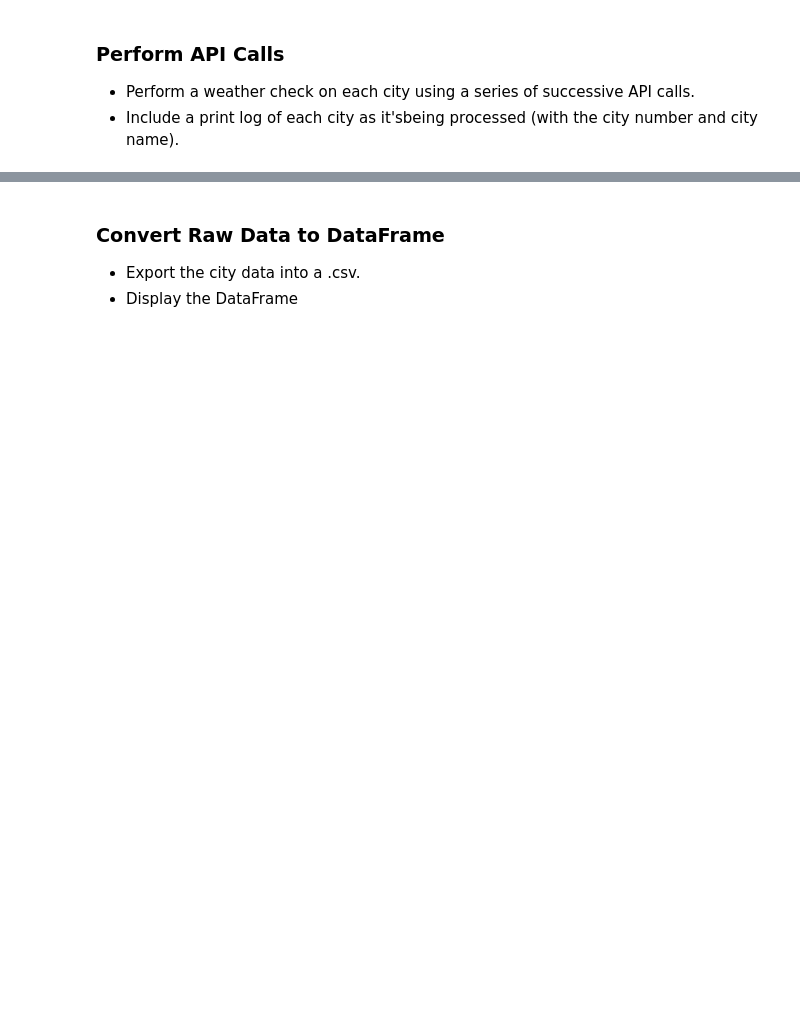
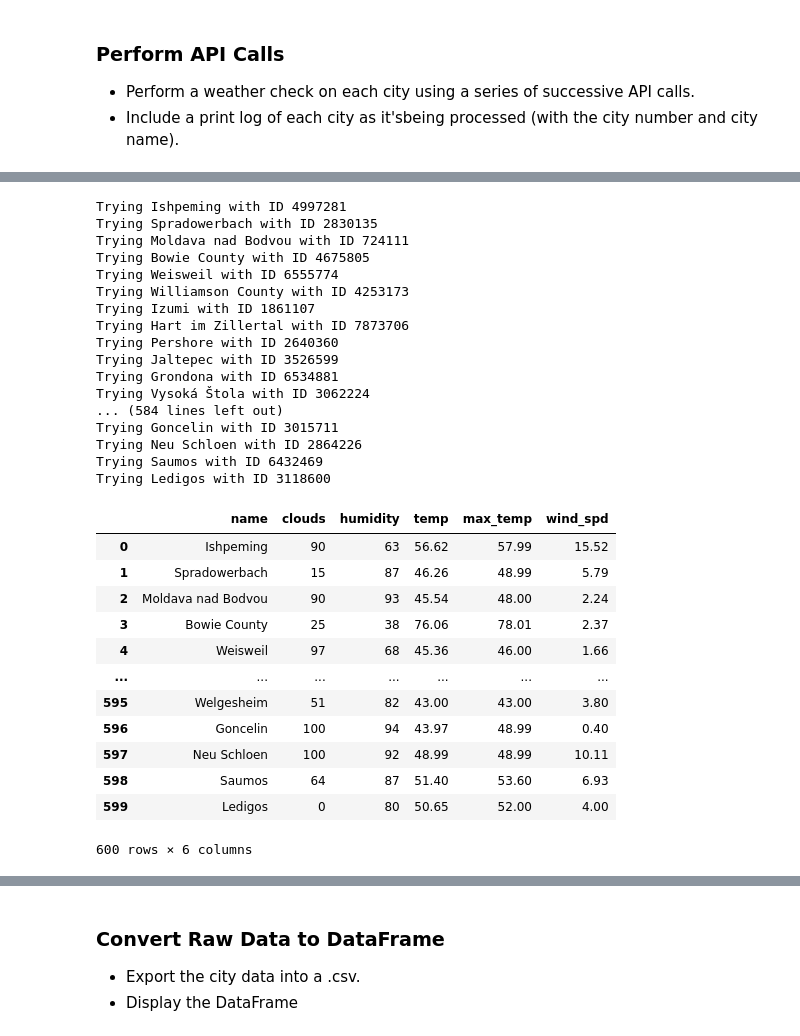
Before and after one commit to eisenba/py-api-challenge, a Jupyter notebook: WeatherPy/WeatherPy.ipynb, the cells around one changed output, grey strips where cells are left out. Cells and saved outputs as stored; diff of their text form; code cells hidden in the pictures; blank space fills up the shorter version.

Commit message:
Adds request loop. Exports csv to output file

```diff
--- a/WeatherPy/WeatherPy.ipynb
+++ b/WeatherPy/WeatherPy.ipynb
@@ -51,0 +34,76 @@ Data Retrieval Complete
+# %%
+# Base url
+url = ' http://api.openweathermap.org/data/2.5/weather?'
+# Test city w/o loop
+#cityname = cityselect.iloc[0]['name']
+#cityID = cityselect.iloc[0]['id']
+# Test list
+#testlist = cityselect.iloc[0:10]
+
+# Create lists to store responses
+ID = []
+name = []
+clouds = []
+humidity = []
+temp = []
+max_temp = []
+wind_spd = []
+# Loop through cities
+for index,row in cityselect.iterrows():
+    # Print each city and ID number
+    print (f"Trying {row['name']} with ID {row['id']}")
+    try:
+        # build query url
+        query_url = f"{url}appid={weather_api_key}&id={row['id']}&units=imperial"
+        # request data for each city
+        response = requests.get(query_url).json()
+        # append values to lists
+        ID.append(row['id'])
+        name.append(row['name'])
+        clouds.append(response['clouds']['all'])
+        humidity.append(response['main']['humidity'])
+        temp.append(response['main']['temp'])
+        max_temp.append(response['main']['temp_max'])
+        wind_spd.append(response['wind']['speed'])
+    except:
+        print('Error: ID not found')
+# Assemble dataframe
+weather_df = pd.DataFrame({
+    'name' : name,
+    'clouds' : clouds,
+    'humidity' : humidity,
+    'temp' : temp,
+    'max_temp' : max_temp,
+    'wind_spd' : wind_spd
+})
+# %% [output]
+Trying Ishpeming with ID 4997281
+Trying Spradowerbach with ID 2830135
+Trying Moldava nad Bodvou with ID 724111
+Trying Bowie County with ID 4675805
+Trying Weisweil with ID 6555774
+Trying Williamson County with ID 4253173
+Trying Izumi with ID 1861107
+Trying Hart im Zillertal with ID 7873706
+Trying Pershore with ID 2640360
+Trying Jaltepec with ID 3526599
+Trying Grondona with ID 6534881
+Trying Vysoká Štola with ID 3062224
+... (584 lines left out)
+Trying Goncelin with ID 3015711
+Trying Neu Schloen with ID 2864226
+Trying Saumos with ID 6432469
+Trying Ledigos with ID 3118600
+|  | name | clouds | humidity | temp | max_temp | wind_spd |
+| 0 | Ishpeming | 90 | 63 | 56.62 | 57.99 | 15.52 |
+| 1 | Spradowerbach | 15 | 87 | 46.26 | 48.99 | 5.79 |
+| 2 | Moldava nad Bodvou | 90 | 93 | 45.54 | 48.00 | 2.24 |
+| 3 | Bowie County | 25 | 38 | 76.06 | 78.01 | 2.37 |
+| 4 | Weisweil | 97 | 68 | 45.36 | 46.00 | 1.66 |
+| ... | ... | ... | ... | ... | ... | ... |
+| 595 | Welgesheim | 51 | 82 | 43.00 | 43.00 | 3.80 |
+| 596 | Goncelin | 100 | 94 | 43.97 | 48.99 | 0.40 |
+| 597 | Neu Schloen | 100 | 92 | 48.99 | 48.99 | 10.11 |
+| 598 | Saumos | 64 | 87 | 51.40 | 53.60 | 6.93 |
+| 599 | Ledigos | 0 | 80 | 50.65 | 52.00 | 4.00 |
+600 rows × 6 columns
```
Also changed, not shown: parts of 23 cells of this notebook, 1 other file.
